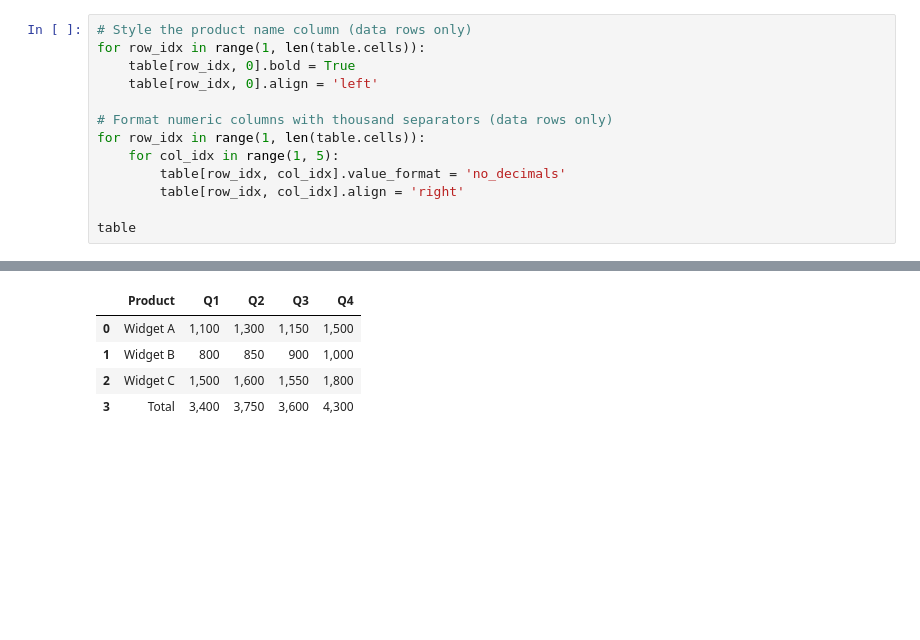
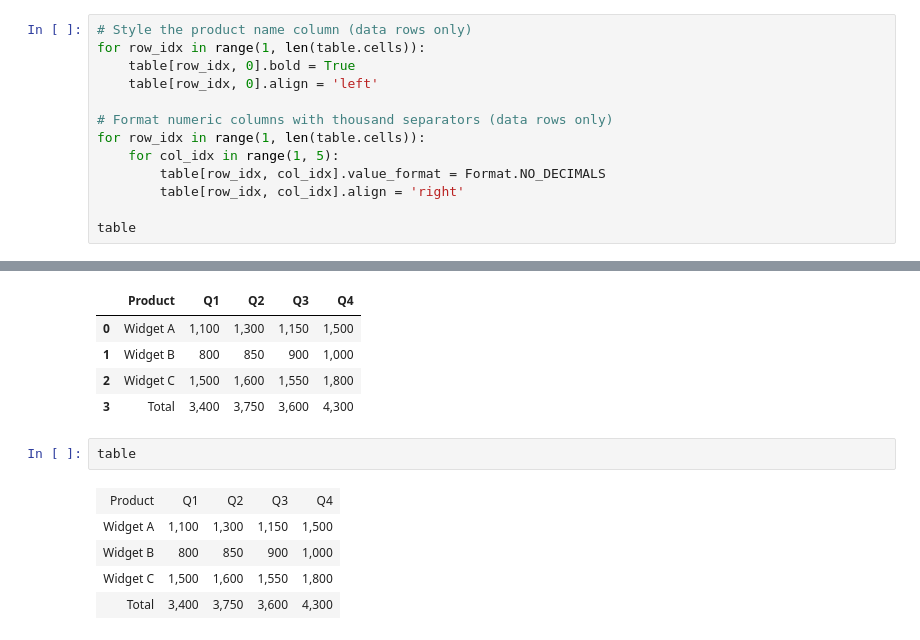
Before and after one commit to rhannay/pyproforma, a Jupyter notebook: examples/table_class_demo.ipynb, the cells around one changed output, grey strips where cells are left out. Saved outputs shown, nothing was run; the diff lists cells and outputs as text; blank space fills up the shorter version.

```diff
--- a/examples/table_class_demo.ipynb
+++ b/examples/table_class_demo.ipynb
@@ -119,7 +119,7 @@ for row_idx in range(1, len(table.cells)):
 # Format numeric columns with thousand separators (data rows only)
 for row_idx in range(1, len(table.cells)):
     for col_idx in range(1, 5):
-        table[row_idx, col_idx].value_format = 'no_decimals'
+        table[row_idx, col_idx].value_format = Format.NO_DECIMALS
         table[row_idx, col_idx].align = 'right'
 
 table
@@ -273,3 +273,11 @@ styled_df
 | 1 | Widget B | 800 | 850 | 900 | 1,000 |
 | 2 | Widget C | 1,500 | 1,600 | 1,550 | 1,800 |
 | 3 | Total | 3,400 | 3,750 | 3,600 | 4,300 |
+# %%
+table
+# %% [output]
+| Product | Q1 | Q2 | Q3 | Q4 |
+| Widget A | 1,100 | 1,300 | 1,150 | 1,500 |
+| Widget B | 800 | 850 | 900 | 1,000 |
+| Widget C | 1,500 | 1,600 | 1,550 | 1,800 |
+| Total | 3,400 | 3,750 | 3,600 | 4,300 |
```
Also changed, not shown: parts of 8 cells of this notebook, 1 other file.
